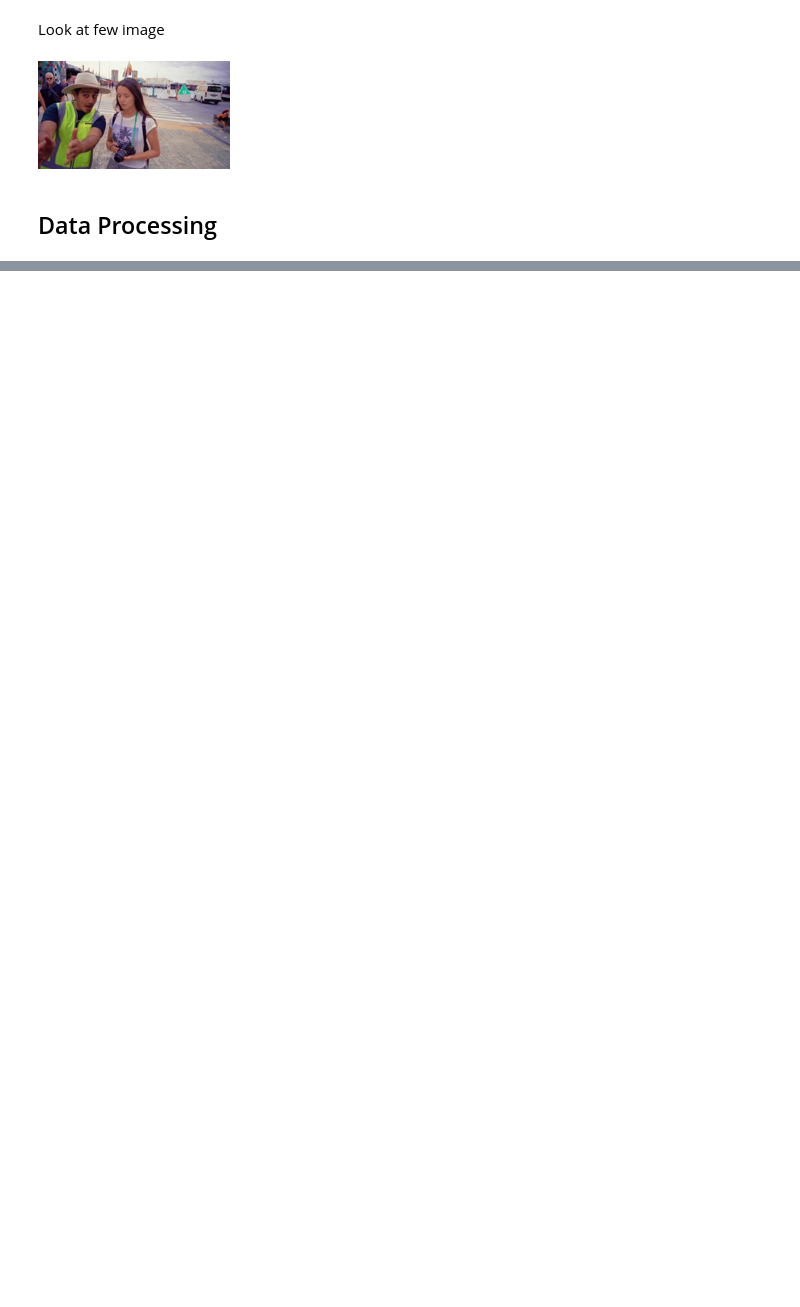
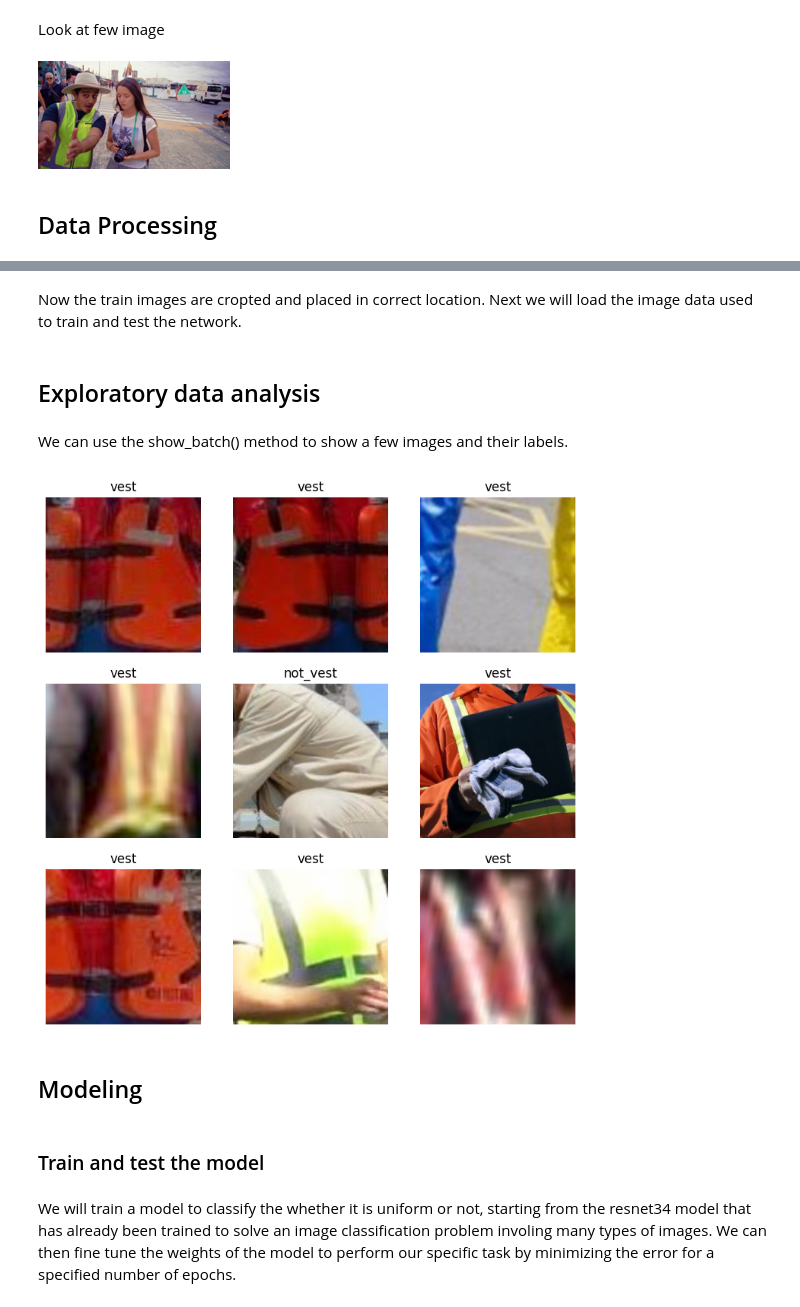
Before and after one commit to TheCong07/data-5100-foundations-of-data-science, a Jupyter notebook: classification/code/safety_vest_classification.ipynb, the cells around one changed output, grey strips where cells are left out. Saved outputs shown, nothing was run; the diff lists cells and outputs as text; code cells hidden in the pictures; blank space fills up the shorter version.

Commit message:
complete code for safety vest classification

```diff
--- a/classification/code/safety_vest_classification.ipynb
+++ b/classification/code/safety_vest_classification.ipynb
@@ -38,0 +103,25 @@ img.to_thumb(192)
+# %% [markdown]
+Now the train images are cropted and placed in correct location. Next we will load the image data used to train and test the network.
+# %%
+path = '../data/processed'
+
+dls = ImageDataLoaders.from_folder(path,
+                            train = 'train',
+                            valid = 'valid',
+                            item_tfms = Resize(384, pad_mode='zeros'),
+                            batch_tfms=[*aug_transforms(size=224, max_warp=0.), Normalize.from_stats(*imagenet_stats)],
+                            bs=32)
+# %% [markdown]
+## Exploratory data analysis
+# %% [markdown]
+We can use the show_batch() method to show a few images and their labels.
+# %%
+dls.show_batch()
+# %% [output]
+[figure, added]
+# %% [markdown]
+## Modeling
+# %% [markdown]
+### Train and test the model
+# %% [markdown]
+We will train a model to classify the whether it is uniform or not, starting from the resnet34 model that has already been trained to solve an image classification problem involing many types of images. We can then fine tune the weights of the model to perform our specific task by minimizing the error for a specified number of epochs.
```
Also changed, not shown: parts of 23 cells of this notebook, 1 other file.
